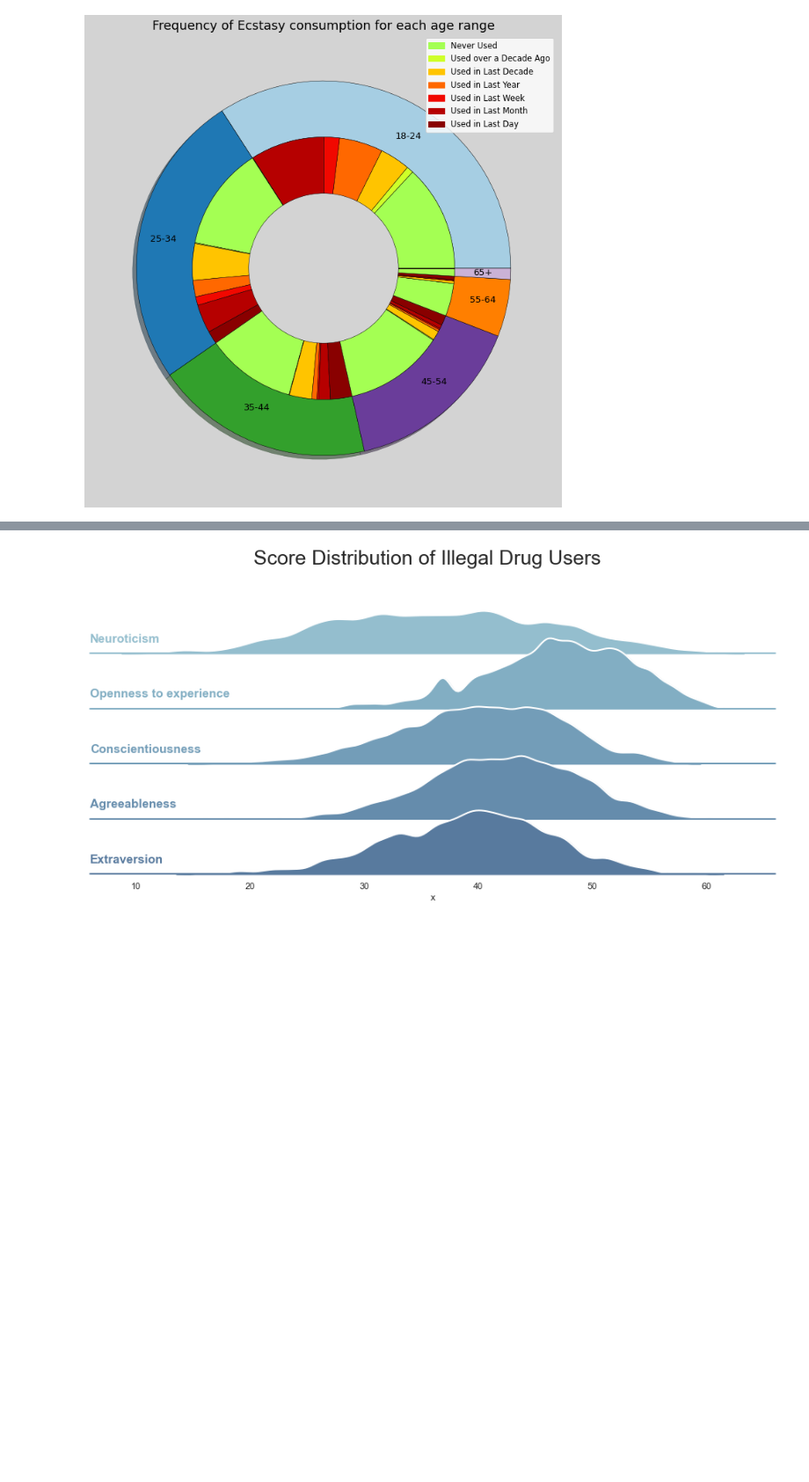
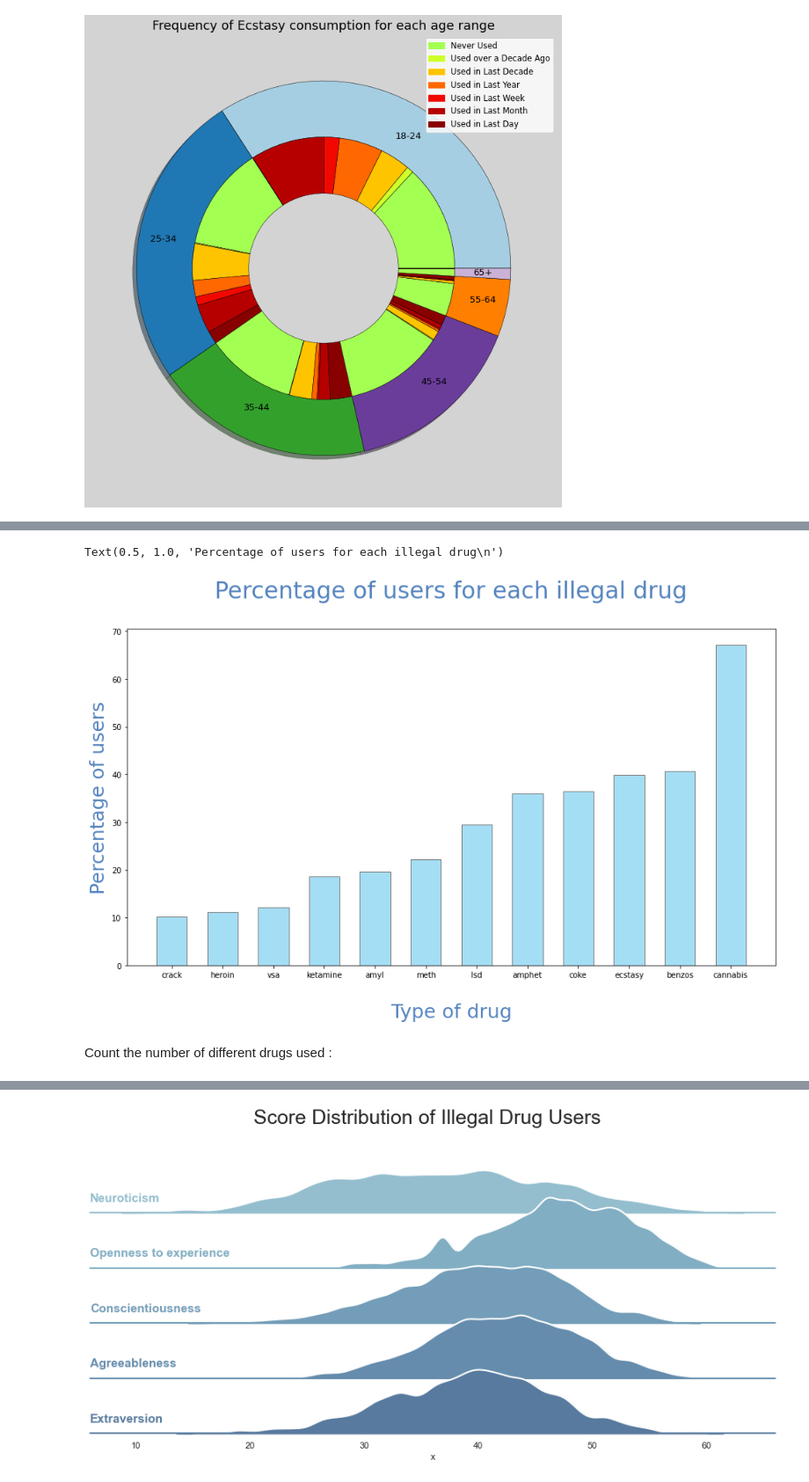
Before and after one commit to QuentinNav/Python_For_Data_Analysis_Drug_Consumption, a Jupyter notebook: Project_python_for_data_analysis.ipynb, the cells around one changed output, grey strips where cells are left out. Shown at 88% size. Saved outputs shown, nothing was run; the diff lists cells and outputs as text; code cells hidden in the pictures; blank space fills up the shorter version.

```diff
--- a/Project_python_for_data_analysis.ipynb
+++ b/Project_python_for_data_analysis.ipynb
@@ -385,0 +387,34 @@ plt.legend(["UK","USA"],loc='upper right',fontsize=15)
+# %%
+dfMostUsedDrug=df.copy()
+dfMostUsedDrug.drop(columns=['caff', 'choc','legalh','mushrooms','nicotine','alcohol',],inplace=True)
+
+drugList=['amphet','amyl', 'benzos', 'cannabis', 'coke', 'crack', 'ecstasy', 'heroin','ketamine', 'lsd', 'meth', 'vsa']
+drugCount={}
+
+
+for i in drugList:
+    dfMostUsedDrug[i]=dfMostUsedDrug[i].map(User)
+    drugCount[i]=dfMostUsedDrug[i].value_counts()["User"]
+
+drugCount=sorted(drugCount.items(), key=lambda t: t[1])
+
+
+names=[]
+values= []
+
+for i in drugCount :
+    names.append(i[0])
+    values.append(round((i[1]/len(dfMostUsedDrug))*100,2))
+# %%
+plt.figure(figsize=(15,8))
+width_bar=0.6
+
+plt.bar(names,values, width = width_bar, color="#a4def4", edgecolor="grey", linewidth=1)
+plt.xlabel("\nType of drug", fontsize=25, color="#5383be")
+plt.ylabel("Percentage of users", fontsize=25, color="#5383be")
+plt.title("Percentage of users for each illegal drug\n", fontsize=30, color="#5383be")
+# %% [output]
+Text(0.5, 1.0, 'Percentage of users for each illegal drug\n')
+[figure, added]
+# %% [markdown]
+Count the number of different drugs used :
```
Also changed, not shown: parts of 40 cells of this notebook, 10 other files.
